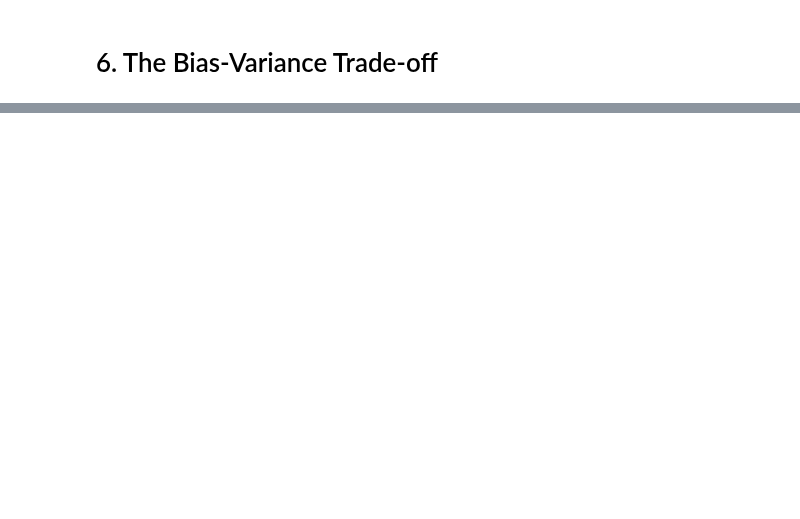
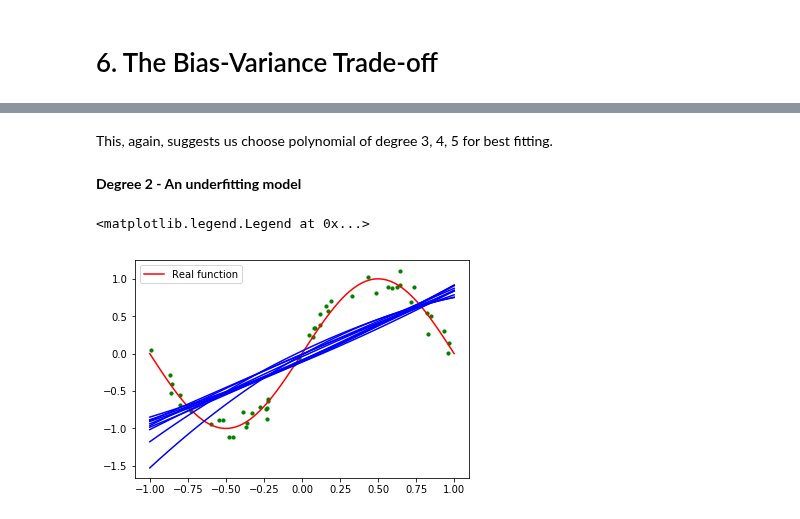
Before and after one commit to riduan91/DSC101, a Jupyter notebook: Lesson6/Amphi/LinearRegression.ipynb, the cells around one changed output, grey strips where cells are left out. Cells and saved outputs as stored; diff of their text form; code cells hidden in the pictures; blank space fills up the shorter version.

```diff
--- a/Lesson6/Amphi/LinearRegression.ipynb
+++ b/Lesson6/Amphi/LinearRegression.ipynb
@@ -267,0 +520,32 @@ np.sqrt(mean_squared_error(y, y_pred))
+# %% [markdown]
+This, again, suggests us choose polynomial of degree 3, 4, 5 for best fitting.
+# %% [markdown]
+**Degree 2 - An underfitting model**
+# %%
+sigma = 0.1
+N = 50
+
+X = np.random.uniform(-1, 1, [N, 1])
+epsilon = np.random.normal(0, sigma, N)
+y = np.sin(np.pi * X[:,0]) + epsilon
+plt.scatter(X[:,0], y, s=10, color='green')
+
+interval = np.linspace(-1, 1, 100)
+plt.plot(interval, np.sin(np.pi * interval), 'r', label = "Real function")
+
+DEGREE = 2
+NB_STATES = 10
+poly = PolynomialFeatures(degree = DEGREE)
+new_X = poly.fit_transform(X)
+
+for i in range(NB_STATES):
+    X_train, X_test, y_train, y_test = train_test_split(new_X, y, test_size=TEST_SIZE, random_state=i)
+    lr_model = LinearRegression(fit_intercept = False)
+    lr_model.fit(X_train, y_train)
+    interval_transformed = poly.fit_transform(interval.reshape(-1, 1))
+    plt.plot(interval, lr_model.predict(PolynomialFeatures(degree = DEGREE).fit_transform(interval.reshape(-1, 1))), 'b')
+
+plt.legend()
+# %% [output]
+<matplotlib.legend.Legend at 0x...>
+[figure, added]
```
Also changed, not shown: parts of 44 cells of this notebook, 3 other files.
